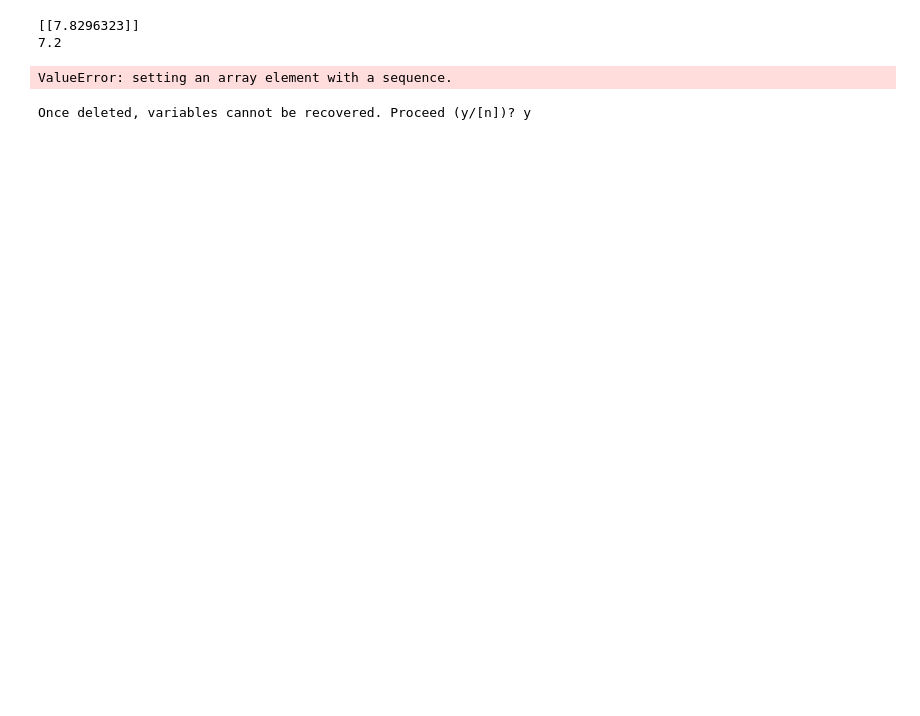
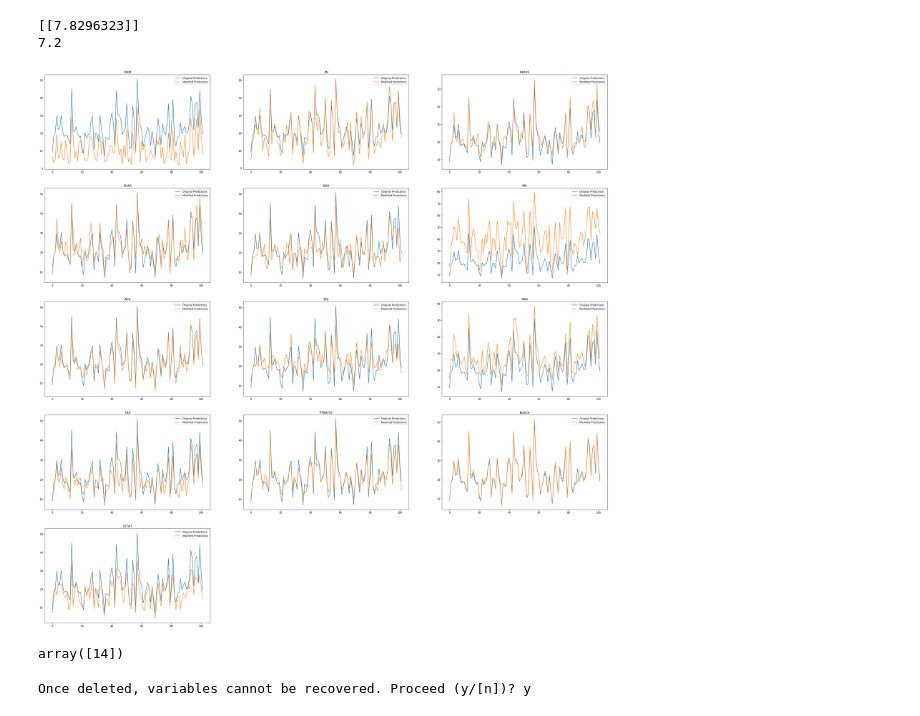
Before and after one commit to joseph-neeraj/AM6016-CA4, a Jupyter notebook: CA4.ipynb, the cells around one changed output. Saved outputs shown, nothing was run; the diff lists cells and outputs as text; code cells hidden in the pictures; blank space fills up the shorter version.

```diff
--- a/CA4.ipynb
+++ b/CA4.ipynb
@@ -214,25 +205,37 @@ print(test_y[0])
 7.2
 # %%
 original_predictions = model.predict(test_x)
-for j in range(len(var_names)):
+new_predictions = [];
+for j in range(len(var_names) - 1):
     # Make a copy of the original so that its column can be modified
     test_x_copy = np.copy(test_x)
 
     # change each column by a measure delta
     for i in range(len(test_x)):
-        delta = (test_x.max(axis=1) - test_x[i][j]) * 0.75;
-        test_x_copy[i][j] += delta;
+        #delta = (test_x.max(axis=0)[j] - test_x[i][j]) * 0.75;
+        #test_x_copy[i][j] += delta;
+        test_x_copy[i][j] += test_x.max(axis=0)[j];
 
     # Now make the prediction again with the modified data
-    new_predictions = model.predict(test_x_copy)
+    new_prediction = model.predict(test_x_copy)
+    new_predictions.append(new_prediction)
 
-# Get the difference between the original and new predictions
-difference = new_predictions - original_predictions
+num_predictions = len(original_predictions)
 
-# Extract the number of positive changes
-num_positive_changes = np.sum(difference > 0, axis=0)
+plt.figure(figsize=(40,40))
+for i in range(13):
+    plt.subplot(5,3, i + 1)
+    x = list(range(num_predictions))
+    plt.plot(x, original_predictions, label='Original Predictions')
+    plt.plot(x, new_predictions[i], label='Modified Predictions')
+    plt.title(var_names[i])
+    plt.legend()
 # %% [output]
-ValueError: setting an array element with a sequence.
+[figure, added]
+# %%
+print()
+# %% [output]
+array([14])
 # %%
 %reset
 # %% [output]
```
Also changed, not shown: parts of 4 cells of this notebook.
